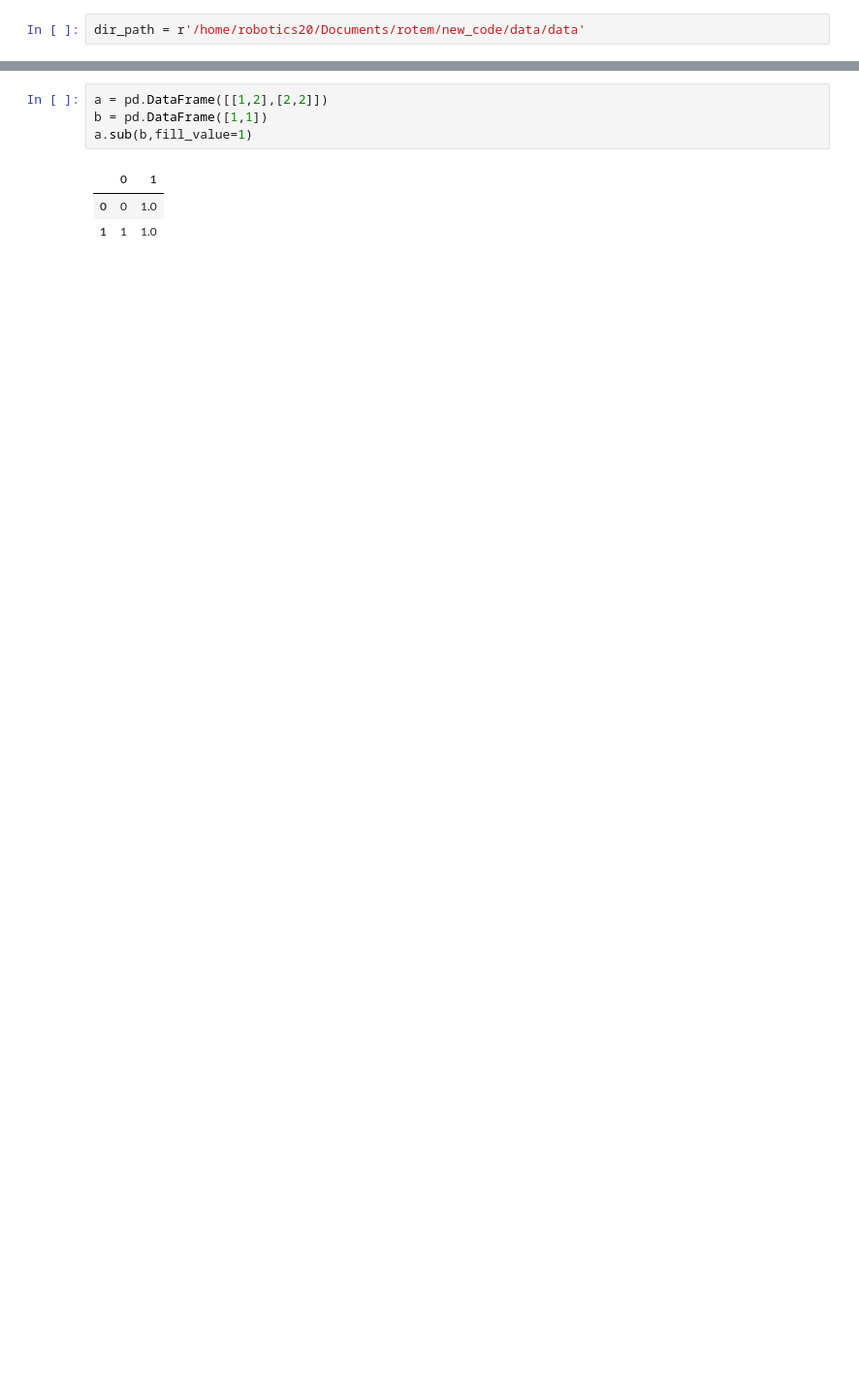
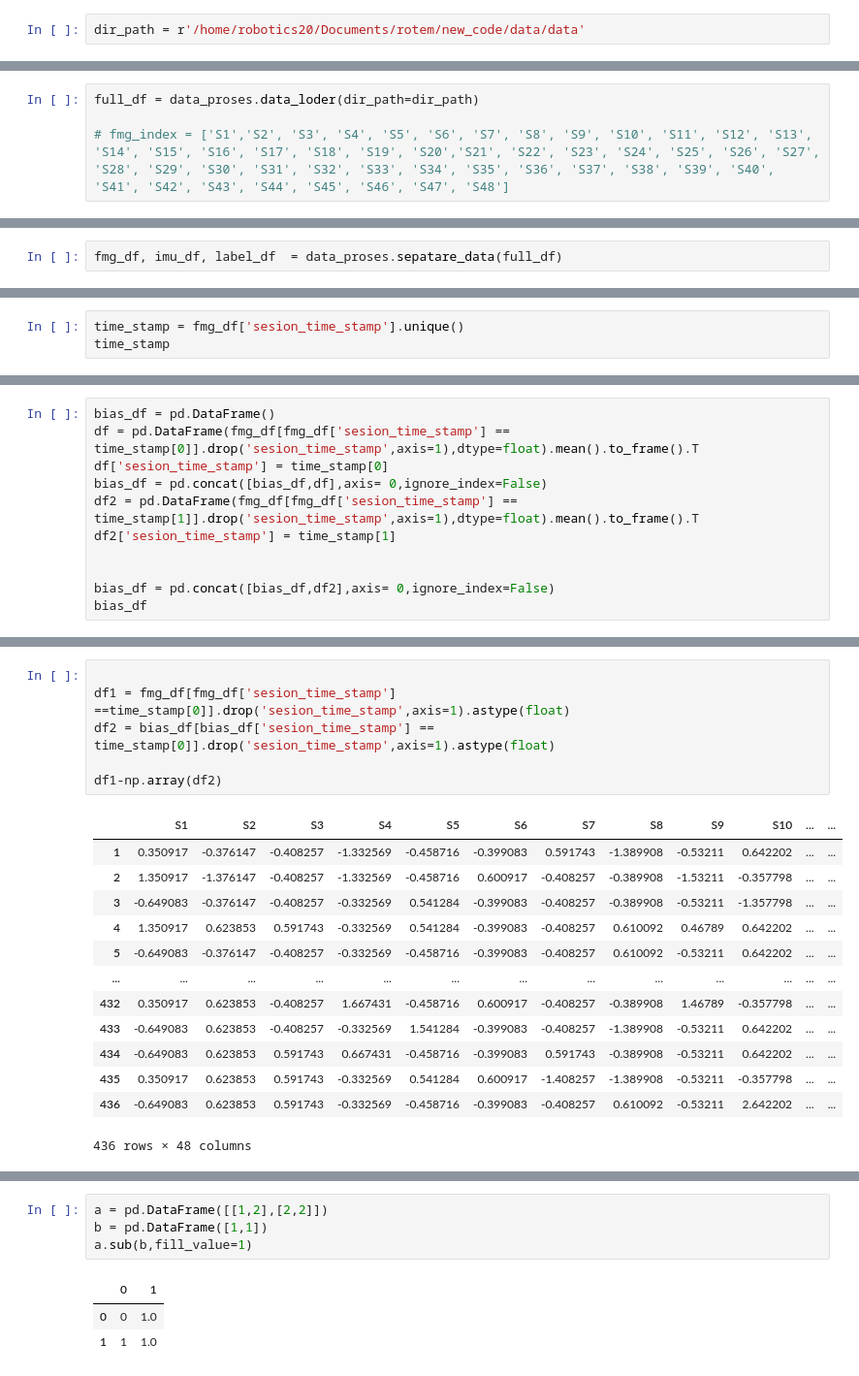
Before and after one commit to rotematari/roboticstau, a Jupyter notebook: new_code/data/test.ipynb, the cells around one changed output, grey strips where cells are left out. Shown at 97% size. Cells and saved outputs as stored; diff of their text form; blank space fills up the shorter version.

Commit message:
data data_proses change

```diff
--- a/new_code/data/test.ipynb
+++ b/new_code/data/test.ipynb
@@ -52 +13,5 @@ def data_loder(dir_path):
+# %%
+full_df = data_proses.data_loder(dir_path=dir_path)
+
+# fmg_index = ['S1','S2', 'S3', 'S4', 'S5', 'S6', 'S7', 'S8', 'S9', 'S10', 'S11', 'S12', 'S13', 'S14', 'S15', 'S16', 'S17', 'S18', 'S19', 'S20','S21', 'S22', 'S23', 'S24', 'S25', 'S26', 'S27', 'S28', 'S29', 'S30', 'S31', 'S32', 'S33', 'S34', 'S35', 'S36', 'S37', 'S38', 'S39', 'S40', 'S41', 'S42', 'S43', 'S44', 'S45', 'S46', 'S47', 'S48']
 # %%
@@ -54,0 +34,2 @@ KeyError: "['S2', 'S3', 'S4', 'S5', 'S6', 'S7', 'S8', 'S9', 'S10', 'S11'] not in
+# %%
+fmg_df, imu_df, label_df  = data_proses.sepatare_data(full_df)
@@ -54,0 +43,3 @@ KeyError: "['S2', 'S3', 'S4', 'S5', 'S6', 'S7', 'S8', 'S9', 'S10', 'S11'] not in
+# %%
+time_stamp = fmg_df['sesion_time_stamp'].unique()
+time_stamp
@@ -54,0 +48,11 @@ KeyError: "['S2', 'S3', 'S4', 'S5', 'S6', 'S7', 'S8', 'S9', 'S10', 'S11'] not in
+# %%
+bias_df = pd.DataFrame()
+df = pd.DataFrame(fmg_df[fmg_df['sesion_time_stamp'] == time_stamp[0]].drop('sesion_time_stamp',axis=1),dtype=float).mean().to_frame().T
+df['sesion_time_stamp'] = time_stamp[0]
+bias_df = pd.concat([bias_df,df],axis= 0,ignore_index=False)
+df2 = pd.DataFrame(fmg_df[fmg_df['sesion_time_stamp'] == time_stamp[1]].drop('sesion_time_stamp',axis=1),dtype=float).mean().to_frame().T
+df2['sesion_time_stamp'] = time_stamp[1]
+
+
+bias_df = pd.concat([bias_df,df2],axis= 0,ignore_index=False)
+bias_df
@@ -54,0 +64,20 @@ KeyError: "['S2', 'S3', 'S4', 'S5', 'S6', 'S7', 'S8', 'S9', 'S10', 'S11'] not in
+# %%
+
+df1 = fmg_df[fmg_df['sesion_time_stamp'] ==time_stamp[0]].drop('sesion_time_stamp',axis=1).astype(float)
+df2 = bias_df[bias_df['sesion_time_stamp'] == time_stamp[0]].drop('sesion_time_stamp',axis=1).astype(float)
+
+df1-np.array(df2)
+# %% [output]
+|  | S1 | S2 | S3 | S4 | S5 | S6 | S7 | S8 | S9 | S10 | ... | ... |
+| 1 | 0.350917 | -0.376147 | -0.408257 | -1.332569 | -0.458716 | -0.399083 | 0.591743 | -1.389908 | -0.53211 | 0.642202 | ... | ... |
+| 2 | 1.350917 | -1.376147 | -0.408257 | -1.332569 | -0.458716 | 0.600917 | -0.408257 | -0.389908 | -1.53211 | -0.357798 | ... | ... |
+| 3 | -0.649083 | -0.376147 | -0.408257 | -0.332569 | 0.541284 | -0.399083 | -0.408257 | -0.389908 | -0.53211 | -1.357798 | ... | ... |
+| 4 | 1.350917 | 0.623853 | 0.591743 | -0.332569 | 0.541284 | -0.399083 | -0.408257 | 0.610092 | 0.46789 | 0.642202 | ... | ... |
+| 5 | -0.649083 | -0.376147 | -0.408257 | -0.332569 | -0.458716 | -0.399083 | -0.408257 | 0.610092 | -0.53211 | 0.642202 | ... | ... |
+| ... | ... | ... | ... | ... | ... | ... | ... | ... | ... | ... | ... | ... |
+| 432 | 0.350917 | 0.623853 | -0.408257 | 1.667431 | -0.458716 | 0.600917 | -0.408257 | -0.389908 | 1.46789 | -0.357798 | ... | ... |
+| 433 | -0.649083 | 0.623853 | -0.408257 | -0.332569 | 1.541284 | -0.399083 | -0.408257 | -1.389908 | -0.53211 | 0.642202 | ... | ... |
+| 434 | -0.649083 | 0.623853 | 0.591743 | 0.667431 | -0.458716 | -0.399083 | 0.591743 | -0.389908 | -0.53211 | 0.642202 | ... | ... |
+| 435 | 0.350917 | 0.623853 | 0.591743 | -0.332569 | 0.541284 | 0.600917 | -1.408257 | -1.389908 | -0.53211 | -0.357798 | ... | ... |
+| 436 | -0.649083 | 0.623853 | 0.591743 | -0.332569 | -0.458716 | -0.399083 | -0.408257 | 0.610092 | -0.53211 | 2.642202 | ... | ... |
+436 rows × 48 columns
```
Also changed, not shown: parts of 23 cells of this notebook, 10 other files.
